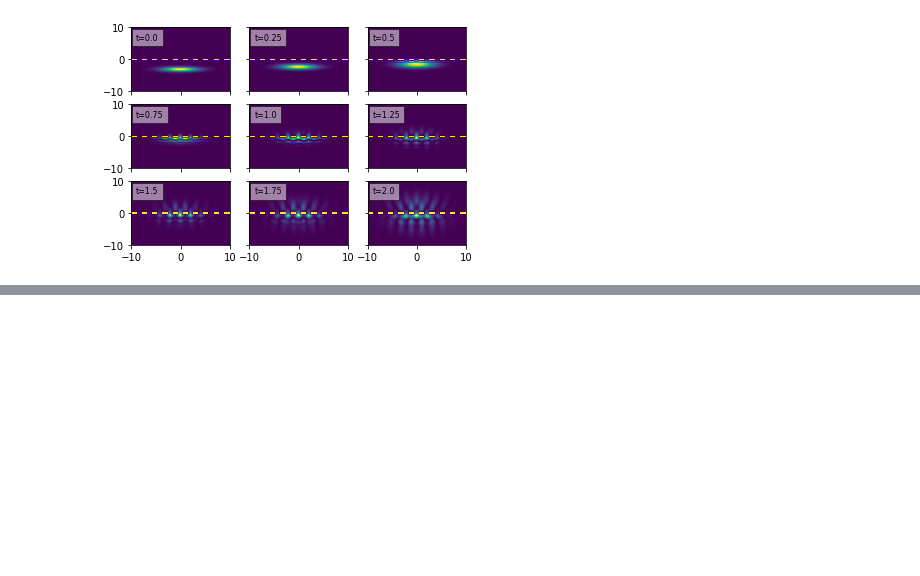
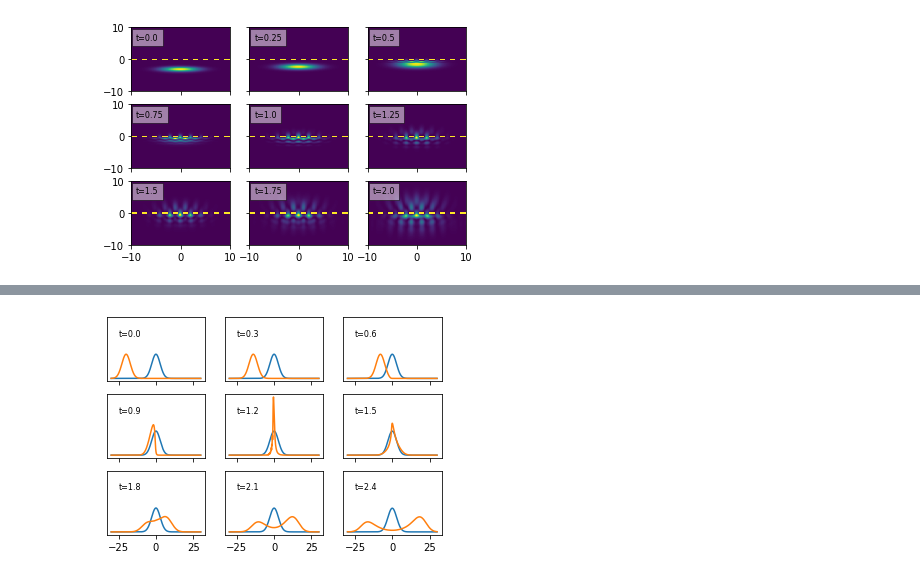
Before and after one commit to savowe/pytalises, a Jupyter notebook: docs/source/examples.ipynb, the cells around one changed output, grey strips where cells are left out. Saved outputs shown, nothing was run; the diff lists cells and outputs as text; code cells hidden in the pictures; blank space fills up the shorter version.

```diff
--- a/docs/source/examples.ipynb
+++ b/docs/source/examples.ipynb
@@ -174,0 +214,20 @@ for i in range(3):
+# %%
+psi = pt.Wavefunction(
+    ["exp(-(x/2/sigmax)**2)","exp(-((x+x0)/2/sigmax)**2)*exp(-1j*k*x)"],
+    variables={'x0': 20, 'sigmax':2, 'k': 20 },
+    number_of_grid_points=(512,),
+    spatial_ext=[(-30,30),],
+    )
+
+fig, axs = plt.subplots(3, 3, sharex=True, sharey=True)
+for i in range(3):
+    for j in range(3):
+        axs[i,j].plot(psi.r[0], np.abs(psi.amp[:,0]),
+            psi.r[0], np.abs(psi.amp[:,1]))
+        axs[i,j].annotate("t={:.2}".format(psi.t), (-25,1.75), fontsize=8)
+        axs[i,j].set_yticks([])
+        pt.propagate(psi, ["0","g*abs(psi0)**2"],
+            variables={'g': 200},
+            num_time_steps=3, Delta_t=0.1, diag=True)
+# %% [output]
+[figure, added]
```
Also changed, not shown: parts of 2 cells of this notebook, 1 other file.
